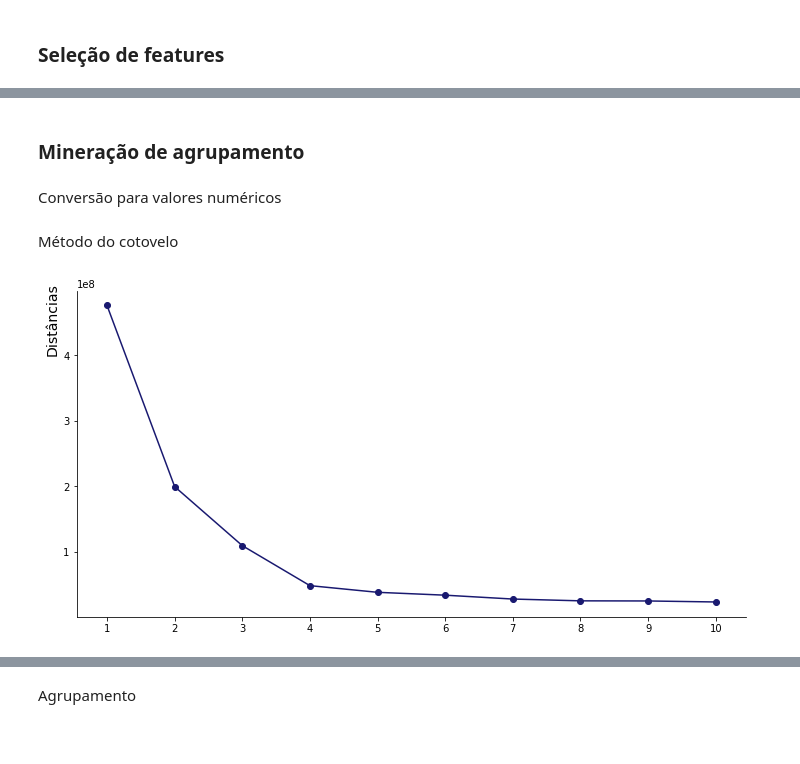
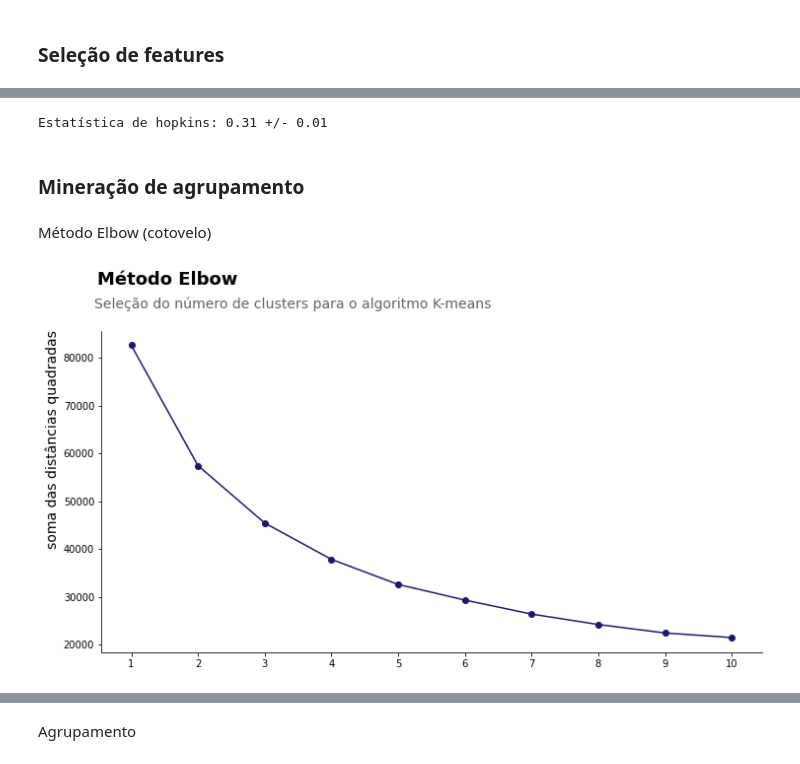
Before and after one commit to LilianeAquino/aed_projeto_1_revisitado, a Jupyter notebook: agrupamento.ipynb, the cells around one changed output, grey strips where cells are left out. Drawn from its saved outputs; the diff is of its cells as text; code cells hidden in the pictures.

```diff
--- a/agrupamento.ipynb
+++ b/agrupamento.ipynb
@@ -58,18 +57,15 @@ df['estacao_do_ano'] = df['data'].apply(mapEstacaoAno)
 ### Seleção de features
 # %%
 colunas = [
-    'fase_dia',
-    'tipo_acidente_agrupado',
+    'fase_dia_agrupado',
+    'tipo_acidente',
     'causa_acidente',
-    'condicao_metereologica_agrupado',
+    'condicao_metereologica',
     'tracado_via',
-    'sexo',
-    'faixa_etaria',
-    'estado_fisico',
-    'estacao_do_ano',
-    'dia_semana_agrupado',
+    'classificacao_acidente',
+    'dia_semana',
     'tipo_pista',
-    'porte_veiculo'
+    'porte_veiculo',
 ]
 
 dados = df[colunas]
@@ -79,0 +78,5 @@ dados.head(1)
+# %%
+le = LabelEncoder()
+dados_copy = pd.DataFrame()
+for col in dados.columns:
+    dados_copy[col+'_encoder'] = le.fit_transform(dados[col].astype(str))
@@ -79,0 +85,3 @@ dados.head(1)
+# %%
+norm = Normalizer(norm='l2')
+scaled = norm.fit_transform(dados_copy)
@@ -80,4 +96,13 @@ dados.head(1)
+# %%
+scaled = pd.DataFrame(scaled)
+scaled.columns = dados_copy.columns
+
+stats = []
+for i in range(0, 1025):
+    sample = dados_copy.sample(n=500, replace=False)
+    stats.append(hopkins(sample, sample.shape[0]))
+print(f'Estatística de hopkins: {np.mean(stats).round(2)} +/- {np.std(stats).round(2)}')
+# %% [output]
+Estatística de hopkins: 0.31 +/- 0.01
 # %% [markdown]
 ### Mineração de agrupamento
-# %% [markdown]
-Conversão para valores numéricos
@@ -88,23 +109,28 @@ for col in dados.columns:
 # %% [markdown]
-Método do cotovelo
+Método Elbow (cotovelo)
 # %%
-X = dados.iloc[:, 12:]
 inertias = []
 ks = range(1, 11)
 
 for k in ks:
-    model = KMeans(n_clusters=k, init='random')
-    model.fit(X)
+    model = KMeans(n_clusters=k, init='k-means++', random_state=42)
+    model.fit(scaled)
     inertias.append(model.inertia_)
+
+
+suptitle = 'Método Elbow'
+title = 'Seleção do número de clusters para o algoritmo K-means'
 
 plt.figure(figsize=(12, 6))
 plt.gca().spines['top'].set_visible(False)
 plt.gca().spines['right'].set_visible(False)
 plt.plot(ks, inertias, '-o', color='#191970')
+plt.suptitle(suptitle, fontsize=18, y=1.02, horizontalalignment='left', x=0.12, color='black', weight='bold')
+plt.title(title, fontsize=14, color='#646464', y=1.05, loc='left', x=-0.01)
 plt.xlabel(None)
-plt.ylabel('Distâncias', fontsize=14, horizontalalignment='left', y=0.80)
+plt.ylabel('soma das distâncias quadradas', fontsize=14, horizontalalignment='left', y=0.32)
 plt.xticks(ks)
 plt.grid(False)
 plt.show()
 # %% [output]
-[figure, old version]
+[figure, new version]
```
Also changed, not shown: parts of 17 cells of this notebook, 3 other files.
